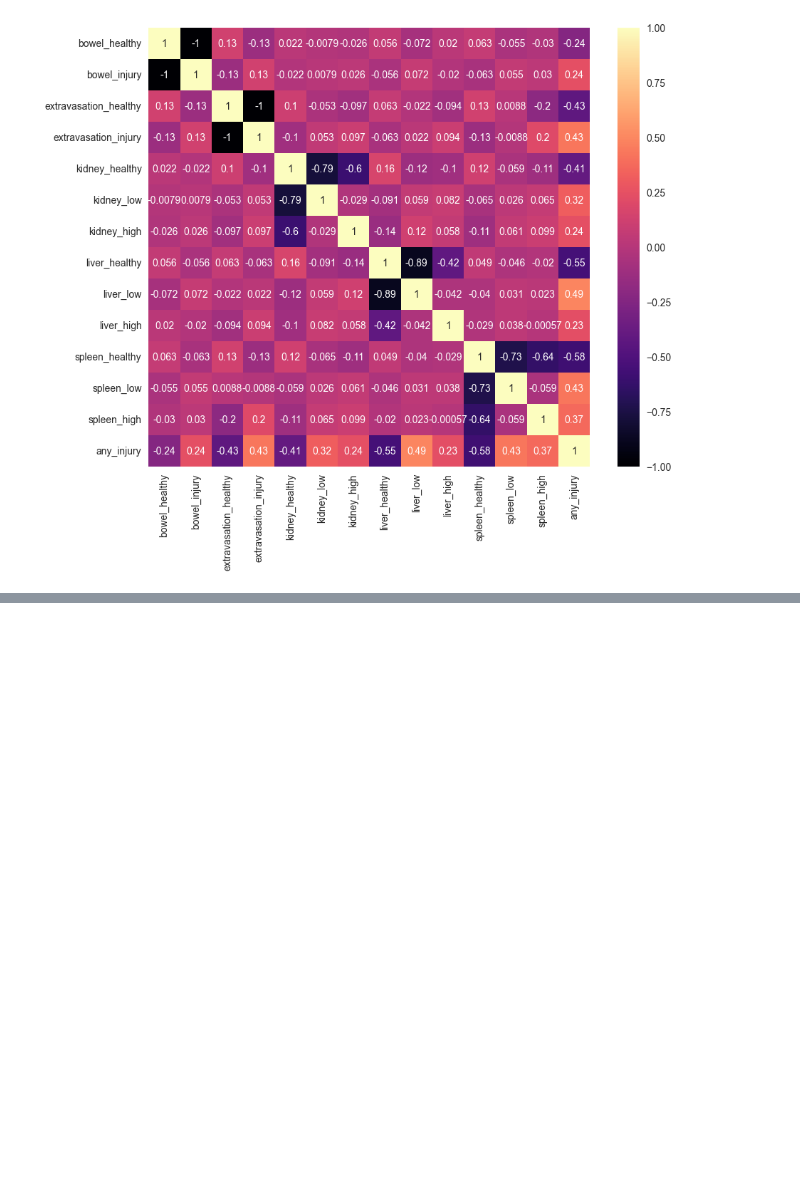
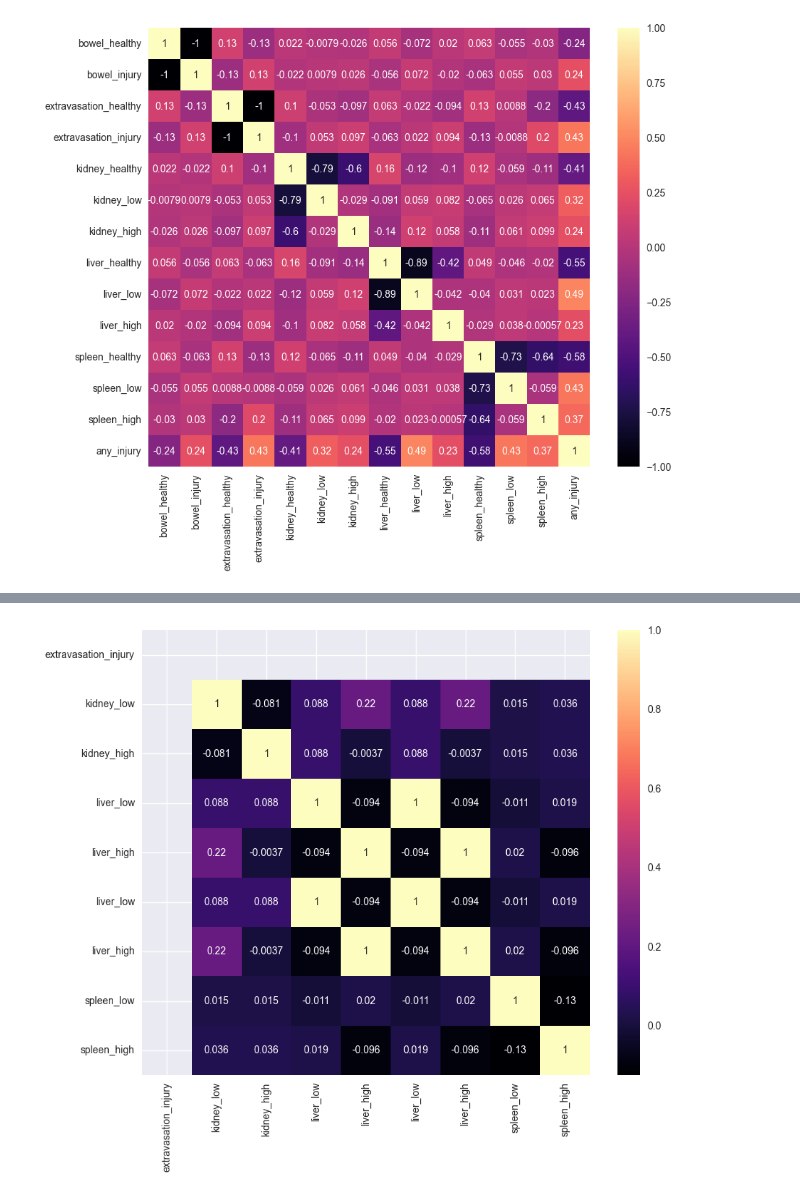
Before and after one commit to PedroAMtz/RSNA_Abdominal_Trauma, a Jupyter notebook: EDA/RSNA_EDA.ipynb, the cells around one changed output, grey strips where cells are left out. Cells and saved outputs as stored; diff of their text form; code cells hidden in the pictures; blank space fills up the shorter version.

```diff
--- a/EDA/RSNA_EDA.ipynb
+++ b/EDA/RSNA_EDA.ipynb
@@ -189,0 +226,5 @@ plt.show();
+# %%
+injury_corr = data[['extravasation_injury', 'kidney_low', 'kidney_high', 'liver_low', 'liver_high', 'liver_low', 'liver_high','spleen_low', 'spleen_high']]
+# %%
+injury = injury_corr.loc[injury_corr['extravasation_injury'] == 1]
+injury
@@ -189,0 +245,6 @@ plt.show();
+# %%
+plt.figure(figsize = (10,8))
+sns.heatmap(injury.corr(), annot=True, cmap="magma" )
+plt.show();
+# %% [output]
+[figure, added]
```
Also changed, not shown: parts of 31 cells of this notebook.
